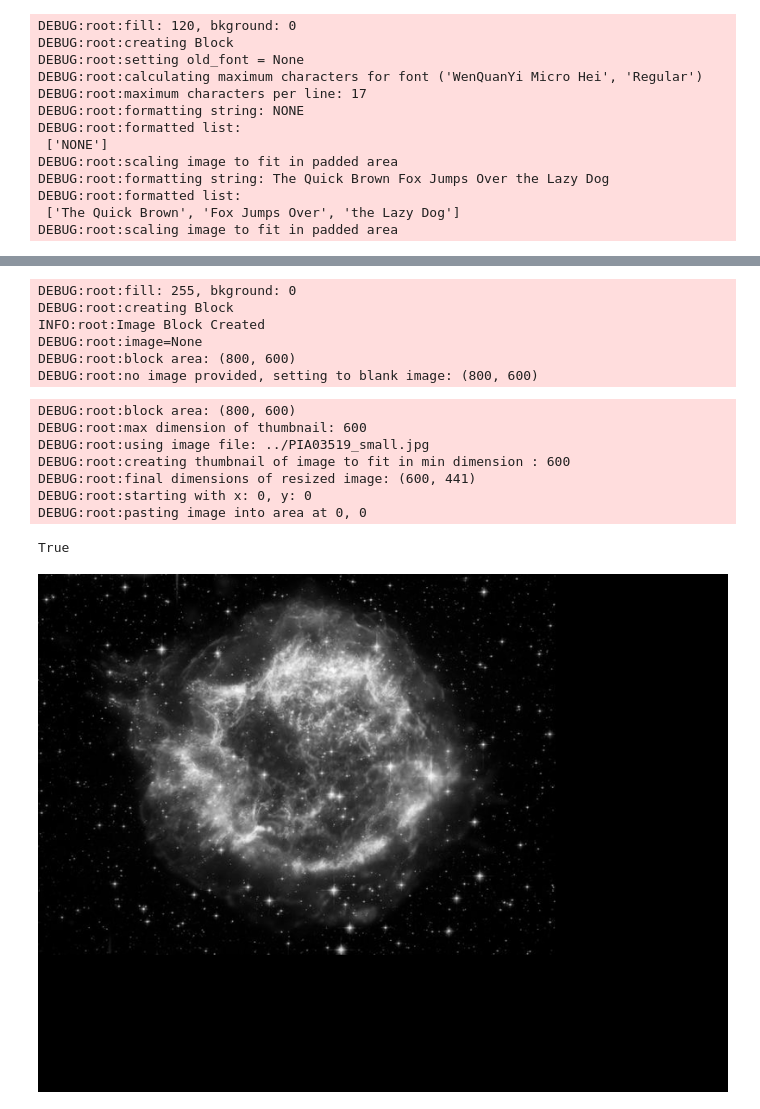
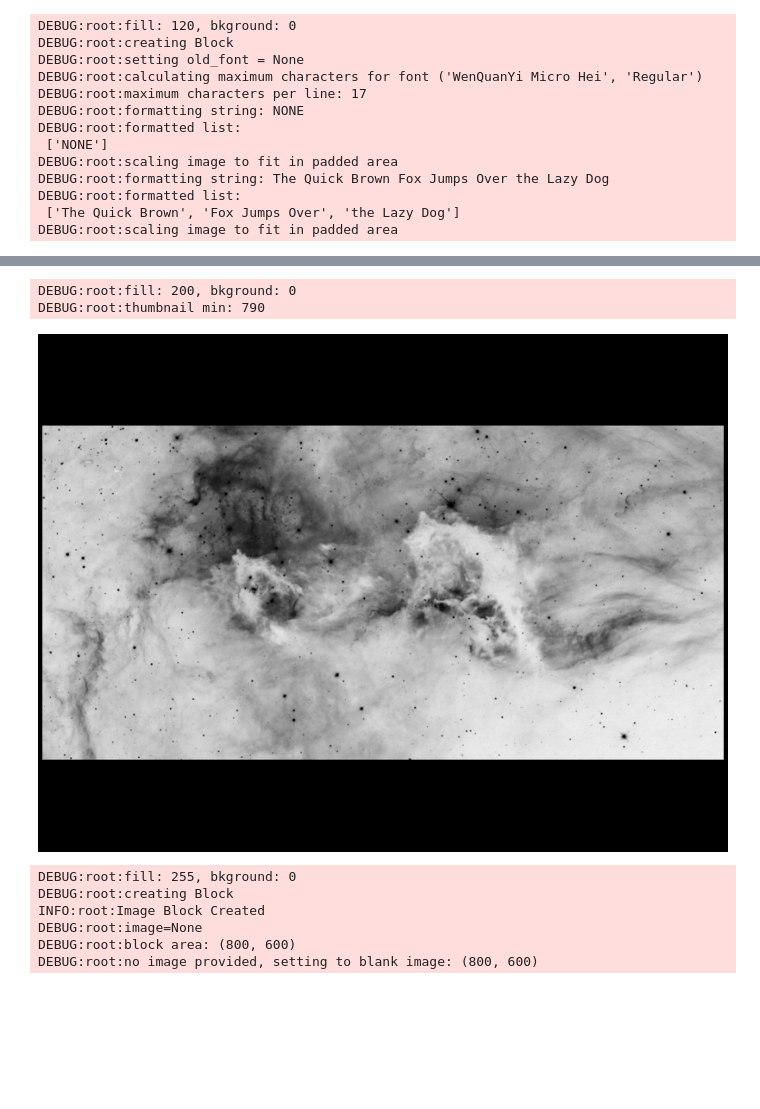
Before and after one commit to txoof/epdlib, a Jupyter notebook: epdlib/Block.ipynb, the cells around one changed output, grey strips where cells are left out. Saved outputs shown, nothing was run; the diff lists cells and outputs as text; code cells hidden in the pictures; blank space fills up the shorter version.

```diff
--- a/epdlib/Block.ipynb
+++ b/epdlib/Block.ipynb
@@ -1077 +1181,10 @@ class ImageBlock(Block):
+# %%
+i.inverse = not i.inverse
+i.vcenter = not i.vcenter
+i.update('../hubble.jpg')
+i.image
+# %% [output]
+DEBUG:root:fill: 200, bkground: 0
+DEBUG:root:thumbnail min: 790
+[figure, added]
 # %%
@@ -1181,21 +1298,6 @@ INFO:root:Image Block Created
 DEBUG:root:image=None
 DEBUG:root:block area: (800, 600)
 DEBUG:root:no image provided, setting to blank image: (800, 600)
-# %%
-i.update('../PIA03519_small.jpg')
-# %% [output]
-DEBUG:root:block area: (800, 600)
-DEBUG:root:max dimension of thumbnail: 600
-DEBUG:root:using image file: ../PIA03519_small.jpg
-DEBUG:root:creating thumbnail of image to fit in min dimension : 600
-DEBUG:root:final dimensions of resized image: (600, 441)
-DEBUG:root:starting with x: 0, y: 0
-DEBUG:root:pasting image into area at 0, 0
-True
-# %%
-i.image
-# %% [output]
-[figure, removed]
 # %%
 def dir2dict(obj):
     d = {}
```
Also changed, not shown: parts of 8 cells of this notebook.
